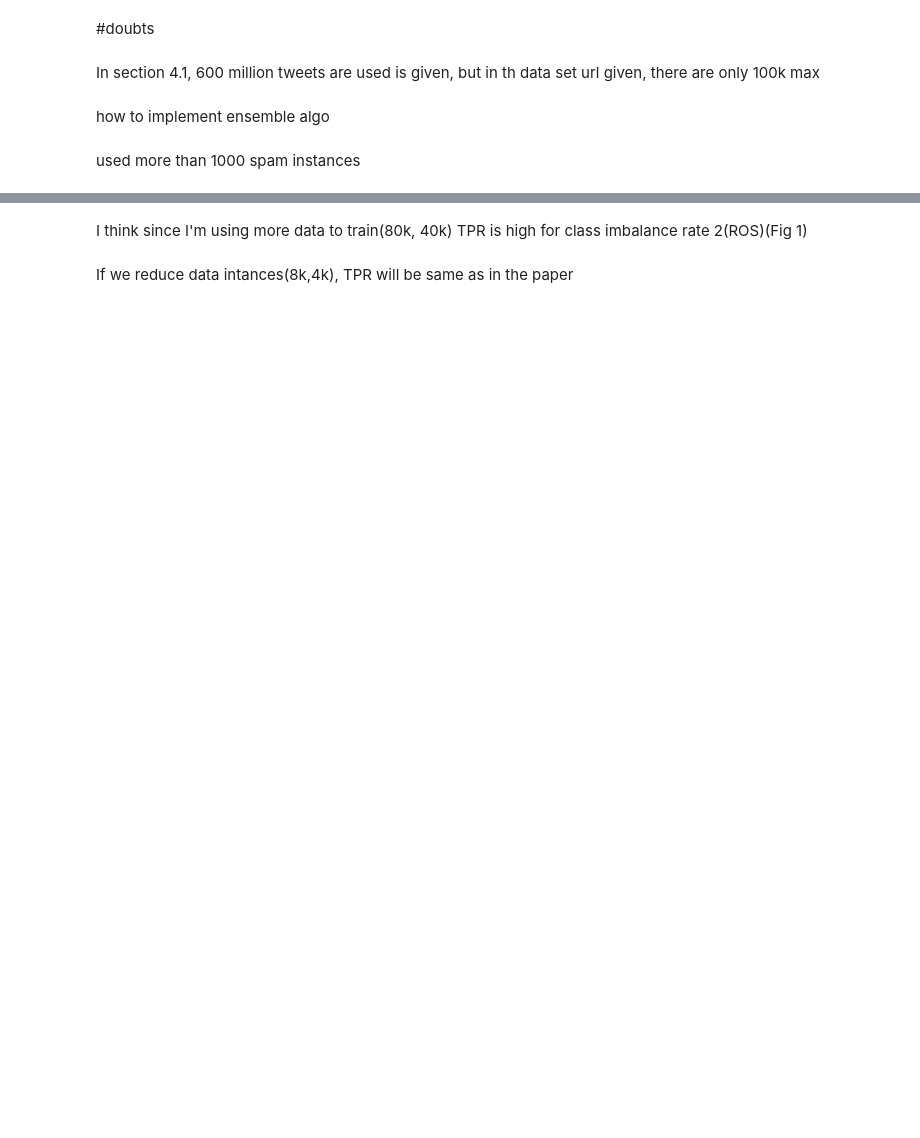
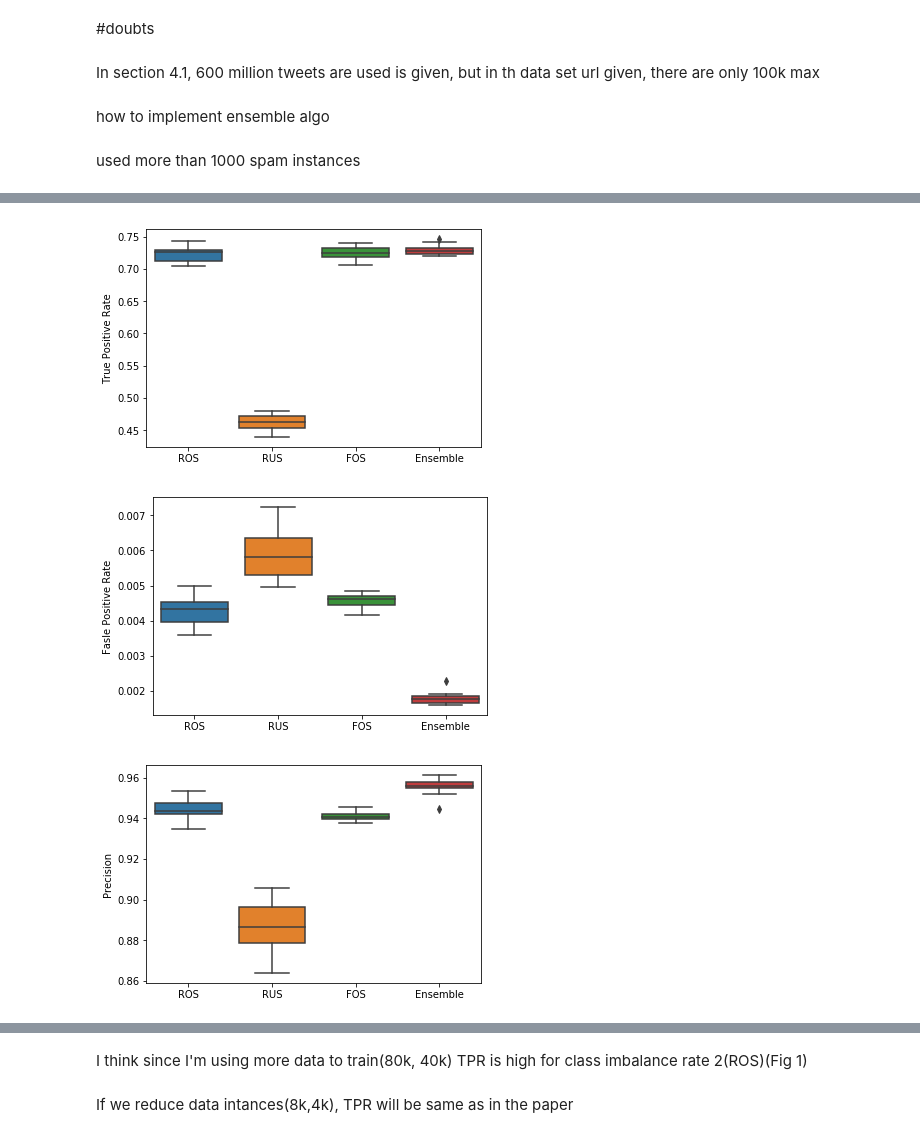
Before and after one commit to sairahul1526/Notebooks, a Jupyter notebook: DM Twitter spam detection.ipynb, the cells around one changed output, grey strips where cells are left out. Saved outputs shown, nothing was run; the diff lists cells and outputs as text; code cells hidden in the pictures; blank space fills up the shorter version.

```diff
--- a/DM Twitter spam detection.ipynb
+++ b/DM Twitter spam detection.ipynb
@@ -310,3 +302,29 @@ sns.boxplot(fig[4], fig[2])
+# %%
+# class impbalance rate 10
+fig = fig1[fig1[3] == 10]
+sns.boxplot(fig[4], fig[0])
+plt.xlabel("")
+plt.ylabel("True Positive Rate")
+plt.show()
+# TPR
+
+fig = fig1[fig1[3] == 10]
+sns.boxplot(fig[4], fig[1])
+plt.xlabel("")
+plt.ylabel("Fasle Positive Rate")
+plt.show()
+# FPR
+
+fig = fig1[fig1[3] == 10]
+sns.boxplot(fig[4], fig[2])
+plt.xlabel("")
+plt.ylabel("Precision")
+plt.show()
+# precision
+# %% [output]
+[figure, added]
+[figure, added]
+[figure, added]
 # %%
 fig, ax = plt.subplots(2,2, figsize=(20,8))
 
```
Also changed, not shown: parts of 21 cells of this notebook.
